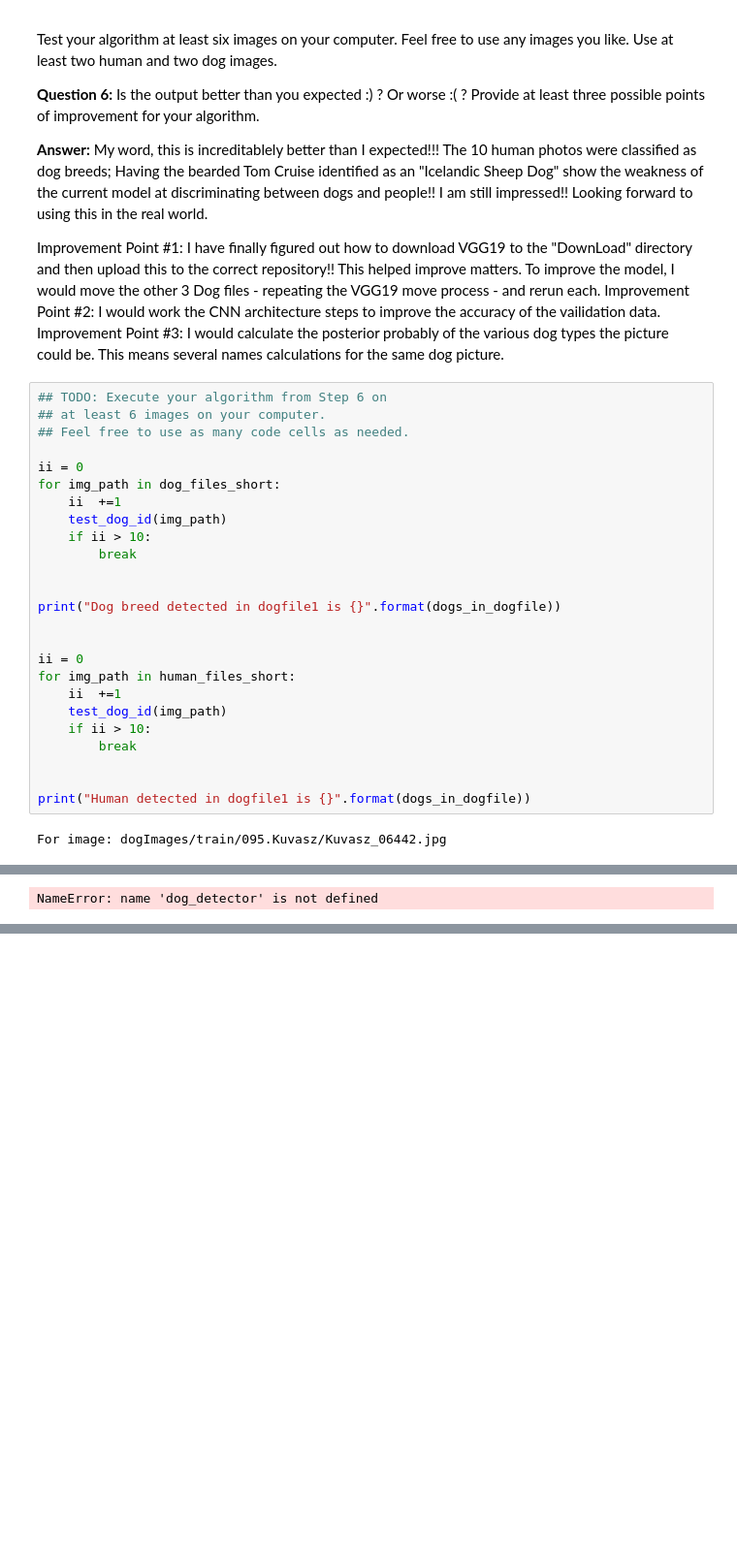
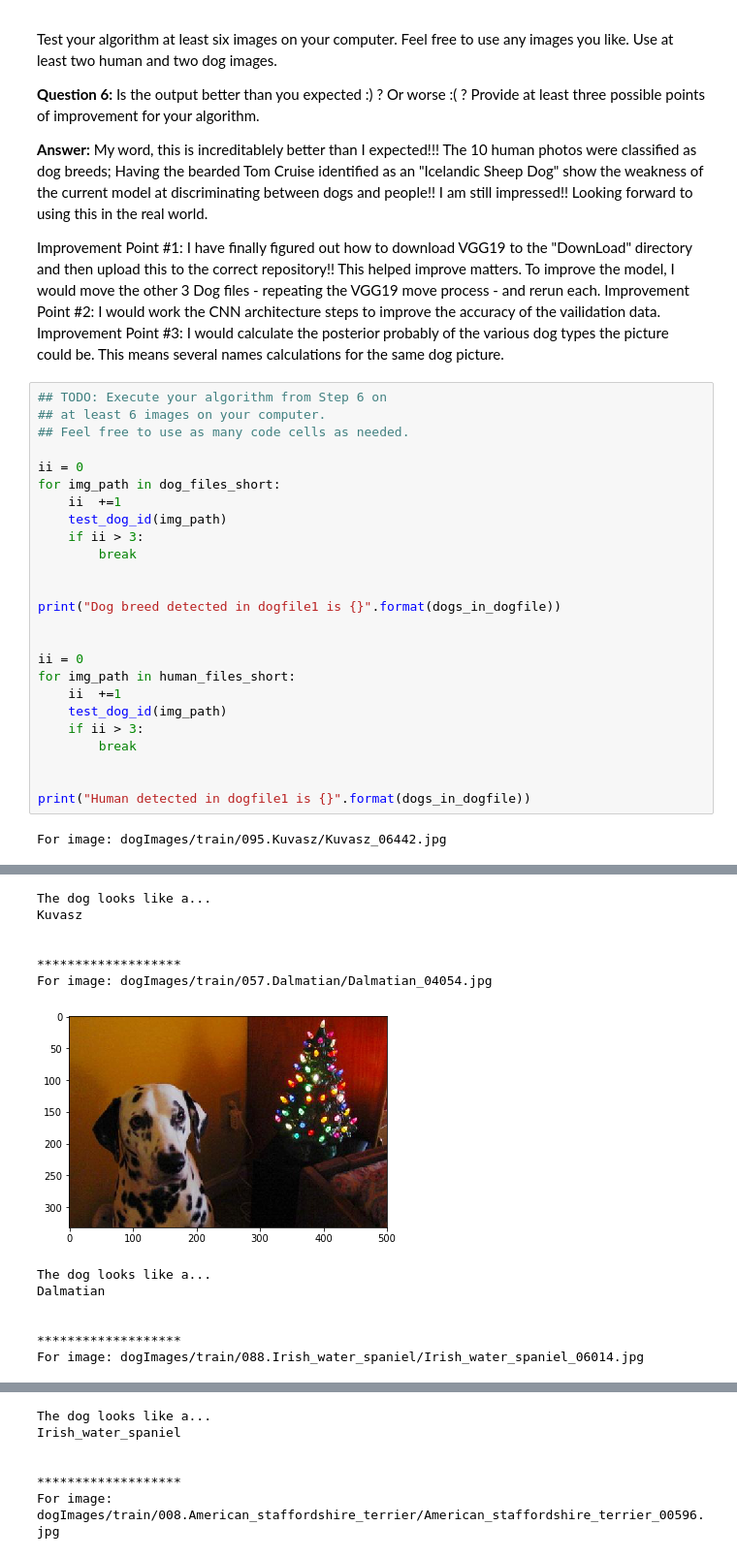
Before and after one commit to dk2539/ML-Nanodegree, a Jupyter notebook: Projects1/machine-learning-master/projects/dog_app.ipynb, the cells around one changed output, grey strips where cells are left out. Shown at 97% size. Drawn from its saved outputs; the diff is of its cells as text; blank space fills up the shorter version.

```diff
--- a/Projects1/machine-learning-master/projects/dog_app.ipynb
+++ b/Projects1/machine-learning-master/projects/dog_app.ipynb
@@ -893,29 +890,41 @@ Improvement Point #3:  I would calculate the posterior probably of the various d
 # %%
 ## TODO: Execute your algorithm from Step 6 on
 ## at least 6 images on your computer.
 ## Feel free to use as many code cells as needed.
 
 ii = 0
 for img_path in dog_files_short:
     ii  +=1
     test_dog_id(img_path)
-    if ii > 10:
+    if ii > 3:
         break
 
 
 print("Dog breed detected in dogfile1 is {}".format(dogs_in_dogfile))
 
 
 ii = 0
 for img_path in human_files_short:
     ii  +=1
     test_dog_id(img_path)
-    if ii > 10:
+    if ii > 3:
         break
 
 
 print("Human detected in dogfile1 is {}".format(dogs_in_dogfile))
 # %% [output]
 For image: dogImages/train/095.Kuvasz/Kuvasz_06442.jpg
 [figure]
-NameError: name 'dog_detector' is not defined
+The dog looks like a...
+Kuvasz
+
+
+*******************
+For image: dogImages/train/057.Dalmatian/Dalmatian_04054.jpg
+[figure, added]
+The dog looks like a...
+Dalmatian
+
+
+*******************
+For image: dogImages/train/088.Irish_water_spaniel/Irish_water_spaniel_06014.jpg
@@ -921,0 +932,6 @@ NameError: name 'dog_detector' is not defined
+The dog looks like a...
+Irish_water_spaniel
+
+
+*******************
+For image: dogImages/train/008.American_staffordshire_terrier/American_staffordshire_terrier_00596.jpg
```
Also changed, not shown: parts of 15 cells of this notebook, 1 other file.
